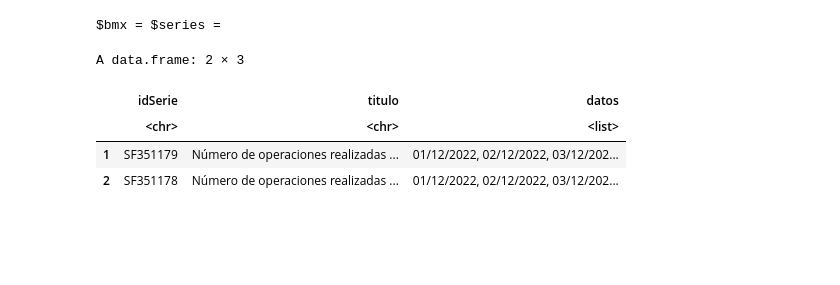
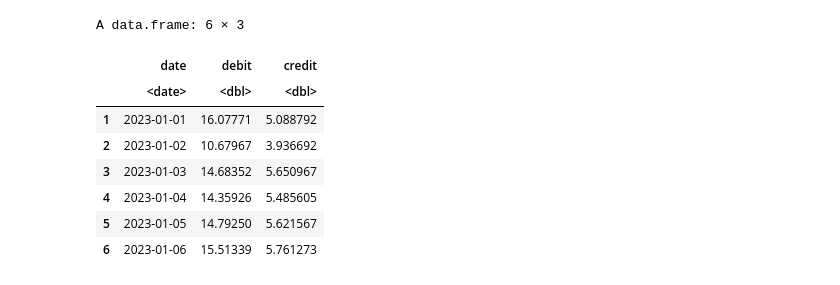
Before and after one commit to gerardorochabenigno/sitio-gerardo-rocha-benigno, a Jupyter notebook: posts/tarjetas-suavizamiento/suavizamiento.ipynb, the cells around one changed output. Drawn from its saved outputs; the diff is of its cells as text; code cells hidden in the pictures; blank space fills up the shorter version.

Commit message:
Se agregan cambios al notebook de suavizamiento de series de tiempo

```diff
--- a/posts/tarjetas-suavizamiento/suavizamiento.ipynb
+++ b/posts/tarjetas-suavizamiento/suavizamiento.ipynb
@@ -29,8 +41,4 @@ Una vez que el archivo `.env` se encuentra en la carpeta raíz del proyecto, se
 # %%
-# Cargamos libbrerías y variables de entorno
-library(dotenv)
-library(here)
-
 load_dot_env(here(".env"))
-token <- Sys.getenv("SIE_TOKEN")
+sie_token <- Sys.getenv("SIE_TOKEN")
 # %% [markdown]
@@ -80,9 +48,26 @@ A data.frame: 6 × 2
-# %%
-datos_json
-# %% [output]
-$bmx = $series =
-A data.frame: 2 × 3
-|  | idSerie | titulo | datos |
-|  | <chr> | <chr> | <list> |
-| 1 | SF351179 | Número de operaciones realizadas ... | 01/12/2022, 02/12/2022, 03/12/202... |
-| 2 | SF351178 | Número de operaciones realizadas ... | 01/12/2022, 02/12/2022, 03/12/202... |
+# %%
+df_debit <- get_sie_series("SF351178", sie_token)
+df_credit <- get_sie_series("SF351179", sie_token)
+
+# Join series in one df
+df_ops <- left_join(df_debit, df_credit, by="fecha") |>
+    filter(fecha >= as.Date("2023-01-01")) |>
+    filter(fecha <= as.Date("2025-12-31"))
+
+
+colnames(df_ops) <- c("date", "debit", "credit")
+df_ops <- df_ops |>
+mutate(debit = debit / 1000000,
+           credit = credit/ 1000000)
+
+head(df_ops)
+# %% [output]
+A data.frame: 6 × 3
+|  | date | debit | credit |
+|  | <date> | <dbl> | <dbl> |
+| 1 | 2023-01-01 | 16.07771 | 5.088792 |
+| 2 | 2023-01-02 | 10.67967 | 3.936692 |
+| 3 | 2023-01-03 | 14.68352 | 5.650967 |
+| 4 | 2023-01-04 | 14.35926 | 5.485605 |
+| 5 | 2023-01-05 | 14.79250 | 5.621567 |
+| 6 | 2023-01-06 | 15.51339 | 5.761273 |
```
Also changed, not shown: parts of 11 cells of this notebook, 2 other files.
